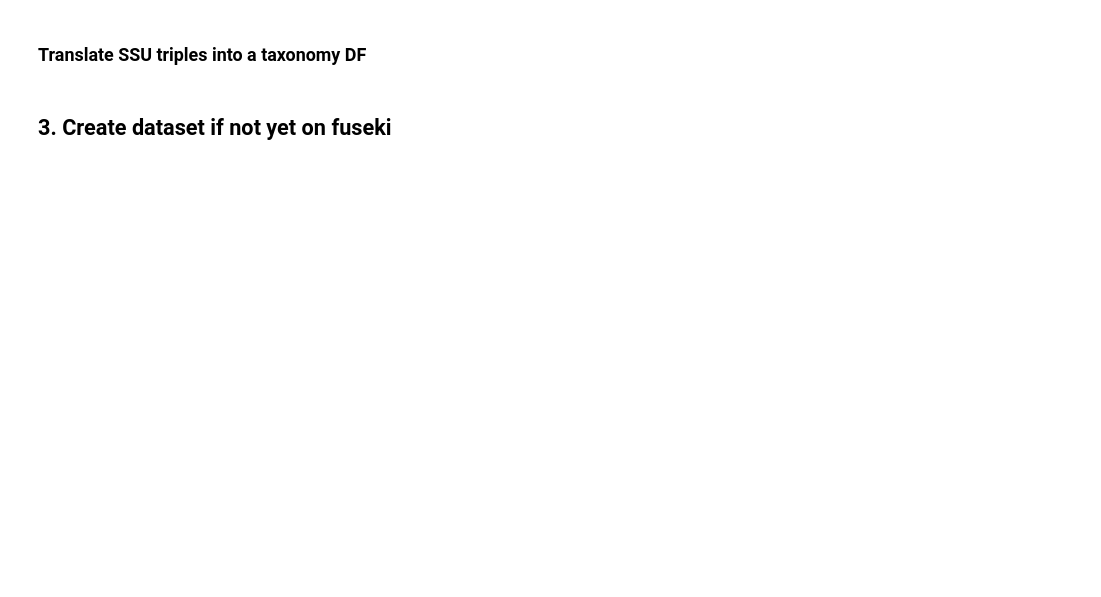
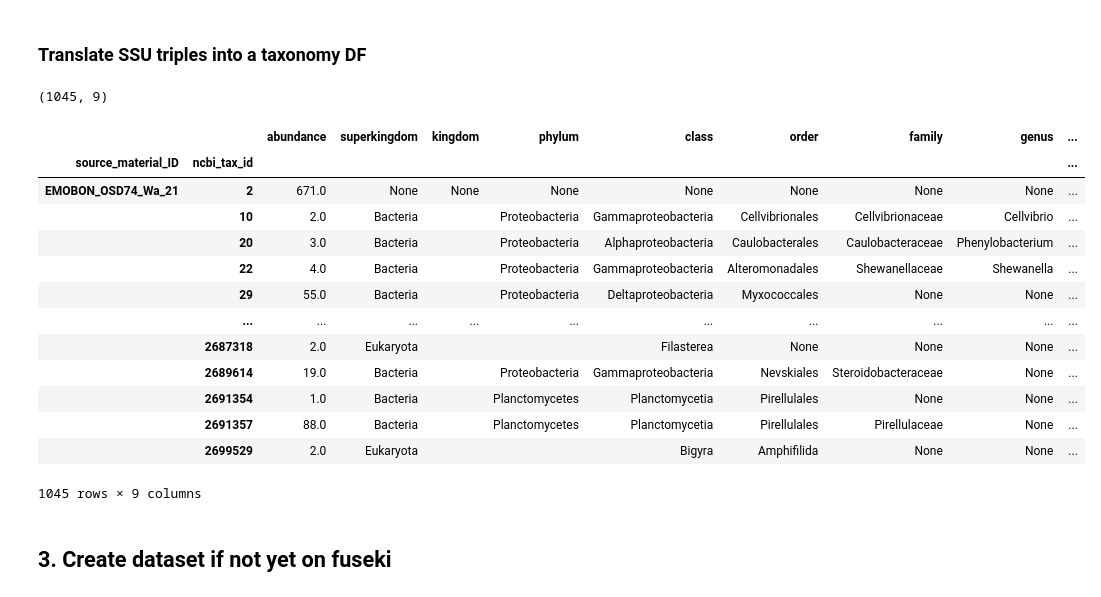
Before and after one commit to Py-ualg/biohap, a Jupyter notebook: biohap/biodata_pt/python_tools/01_fuseki_emobon.ipynb, the cells around one changed output. Saved outputs shown, nothing was run; the diff lists cells and outputs as text; code cells hidden in the pictures; blank space fills up the shorter version.

```diff
--- a/biohap/biodata_pt/python_tools/01_fuseki_emobon.ipynb
+++ b/biohap/biodata_pt/python_tools/01_fuseki_emobon.ipynb
@@ -293,6 +317,7 @@ g.parse("ssu_example.ttl", format="turtle")   # <-- change path if needed
 PROD = Namespace("https://data.emobon.embrc.eu/ns/product#")
 DCT  = Namespace("http://purl.org/dc/terms/")
 SCHEMA = Namespace("http://schema.org/")  # not required here but safe
+DWC = Namespace("http://rs.tdwg.org/dwc/terms/")  # not required here but safe
 
 # ----- accumulate rows keyed by (source_material_ID, ncbi_tax_id) -----------
 acc = {}  # (source_id, taxid) -> dict of columns
@@ -313,8 +338,8 @@ for ta_node in g.subjects(RDF.type, PROD.TaxonomicAnnotation):
     identifier_s = as_str(identifier)
     ncbi_id = extract_ncbi_id(identifier_s)
 
-    # abundance (prod:ssuRNA) and otuID
-    abundance_term = g.value(ta_node, PROD.ssuRNA)
+    # abundance (prod:rRNA) and otuID
+    abundance_term = g.value(ta_node, PROD.rRNA)
     # sometimes abundance literal typed - convert to int if possible
     try:
         abundance = int(str(abundance_term))
@@ -333,42 +358,69 @@ for ta_node in g.subjects(RDF.type, PROD.TaxonomicAnnotation):
         sci_name = as_str(sci_name_term)
         rank = as_str(rank_term).lower() if rank_term is not None else None
 
+        higher_ranks = g.value(tax_subject, DWC.higherClassification).split('| ') if g.value(tax_subject, DWC.higherClassification) else []
+        higher_ranks = [rank.strip() for rank in higher_ranks]
+
         if rank and sci_name:
             # if rank is one of our expected ranks, store at that column
             if rank in RANKS:
                 row[rank] = sci_name
+
+                # index of the rank in RANKS
+                rank_index = RANKS.index(rank)
+                # fill higher ranks if available
+                for i in range(rank_index - 1, -1, -1):
+                    if i < len(higher_ranks):
+                        row[RANKS[i]] = higher_ranks[i]
+
         else:
             raise ValueError(f"Missing rank or scientific name for taxon {identifier_s}")
 
 # ----- build final DataFrame ------------------------------------------------
 out_rows = []
 for (source_id, taxid), vals in acc.items():
     # enforce ncbi_tax_id numeric when possible
     try:
         vals['ncbi_tax_id'] = int(taxid) if (taxid and taxid != "unknown_taxid") else None
     except Exception:
         vals['ncbi_tax_id'] = taxid
     vals['source_material_ID'] = source_id
     out_rows.append(vals)
 
 df = pd.DataFrame(out_rows)
 
 # set index like your example and reorder columns
 df['source_material_ID'] = df['source_material_ID'].fillna('unknown_sample')
 df['ncbi_tax_id'] = df['ncbi_tax_id'].fillna('unknown_taxid')
 
 df = df.set_index(['source_material_ID', 'ncbi_tax_id'])
 final_cols = ['abundance'] + RANKS
 # ensure columns exist in the DataFrame before slicing
 final_cols = [c for c in final_cols if c in df.columns]
 df = df[final_cols].sort_index()
 
 # convert abundance to numeric (if any)
 if 'abundance' in df.columns:
     df['abundance'] = pd.to_numeric(df['abundance'], errors='coerce')
 
 print(df.shape)
-df.head(20)
+df
+# %% [output]
+(1045, 9)
+|  |  | abundance | superkingdom | kingdom | phylum | class | order | family | genus | ... |
+| source_material_ID | ncbi_tax_id |  |  |  |  |  |  |  |  | ... |
+| EMOBON_OSD74_Wa_21 | 2 | 671.0 | None | None | None | None | None | None | None | ... |
+|  | 10 | 2.0 | Bacteria |  | Proteobacteria | Gammaproteobacteria | Cellvibrionales | Cellvibrionaceae | Cellvibrio | ... |
+|  | 20 | 3.0 | Bacteria |  | Proteobacteria | Alphaproteobacteria | Caulobacterales | Caulobacteraceae | Phenylobacterium | ... |
+|  | 22 | 4.0 | Bacteria |  | Proteobacteria | Gammaproteobacteria | Alteromonadales | Shewanellaceae | Shewanella | ... |
+|  | 29 | 55.0 | Bacteria |  | Proteobacteria | Deltaproteobacteria | Myxococcales | None | None | ... |
+|  | ... | ... | ... | ... | ... | ... | ... | ... | ... | ... |
+|  | 2687318 | 2.0 | Eukaryota |  |  | Filasterea | None | None | None | ... |
+|  | 2689614 | 19.0 | Bacteria |  | Proteobacteria | Gammaproteobacteria | Nevskiales | Steroidobacteraceae | None | ... |
+|  | 2691354 | 1.0 | Bacteria |  | Planctomycetes | Planctomycetia | Pirellulales | None | None | ... |
+|  | 2691357 | 88.0 | Bacteria |  | Planctomycetes | Planctomycetia | Pirellulales | Pirellulaceae | None | ... |
+|  | 2699529 | 2.0 | Eukaryota |  |  | Bigyra | Amphifilida | None | None | ... |
+1045 rows × 9 columns
 # %% [markdown]
 ## 3. Create dataset if not yet on fuseki
 # %%
```
Also changed, not shown: parts of 18 cells of this notebook, 11 other files.
